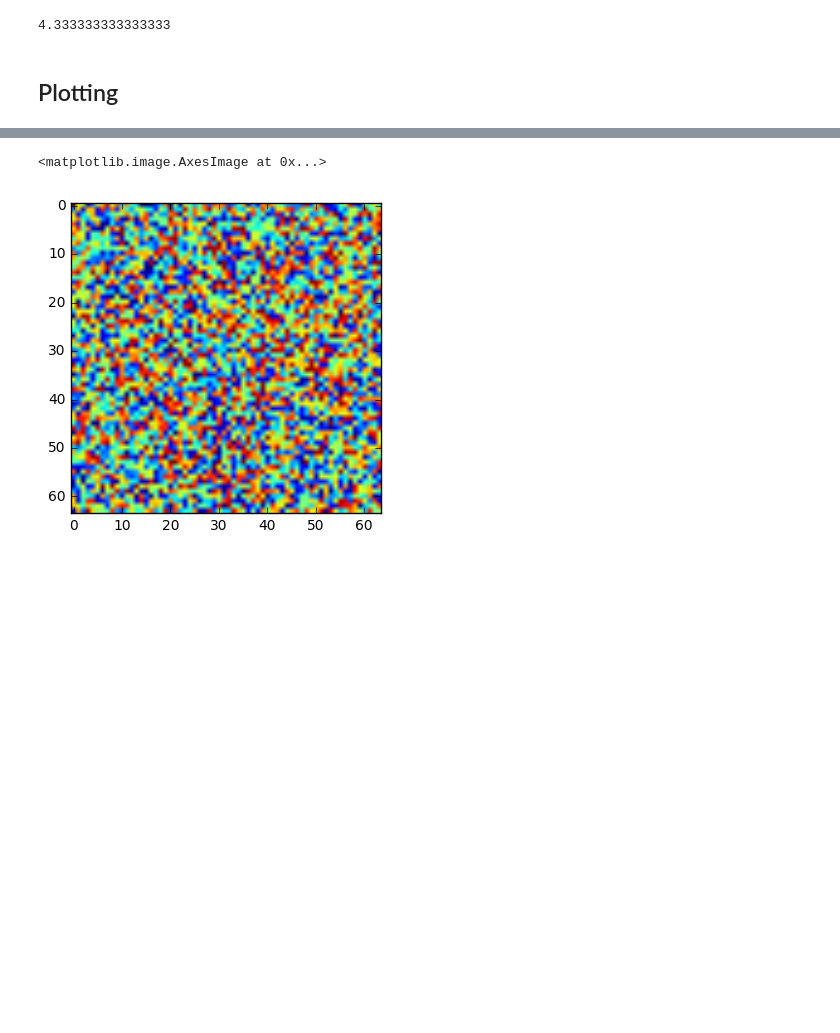
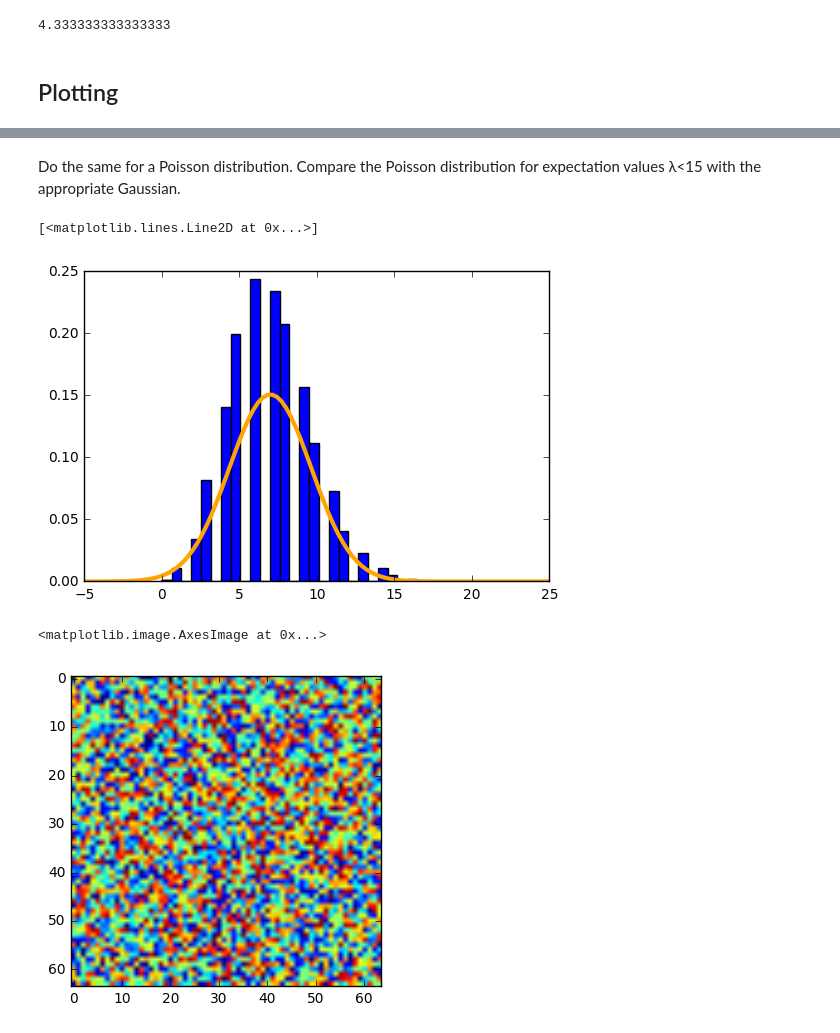
Before and after one commit to woskar/python-for-scientists, a Jupyter notebook: Python for Scientists - Lecture Notes.ipynb, the cells around one changed output, grey strips where cells are left out. Drawn from its saved outputs; the diff is of its cells as text; code cells hidden in the pictures; blank space fills up the shorter version.

```diff
--- a/Python for Scientists - Lecture Notes.ipynb
+++ b/Python for Scientists - Lecture Notes.ipynb
@@ -258,2 +276,12 @@ mean(l)
+# %% [markdown]
+Do the same for a Poisson distribution. Compare the Poisson distribution for expectation values  λ<15
+  with the appropriate Gaussian.
+# %%
+e = np.random.poisson(7, 10000)
+plt.hist(e, bins=30, normed=True, color='b')
+plt.plot(x, mlab.normpdf(x, 7, np.sqrt(7)), linewidth=3, color='orange')
+# %% [output]
+[<matplotlib.lines.Line2D at 0x...>]
+[figure, added]
 # %%
 # Plot two-dimensional arrays with the imshow function
```
Also changed, not shown: parts of 23 cells of this notebook.
